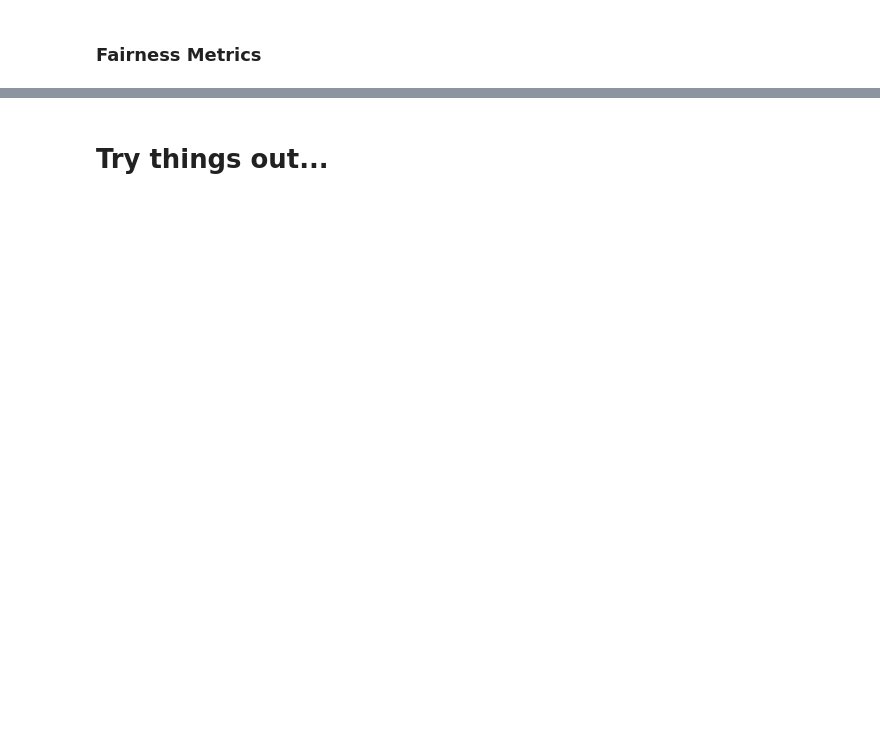
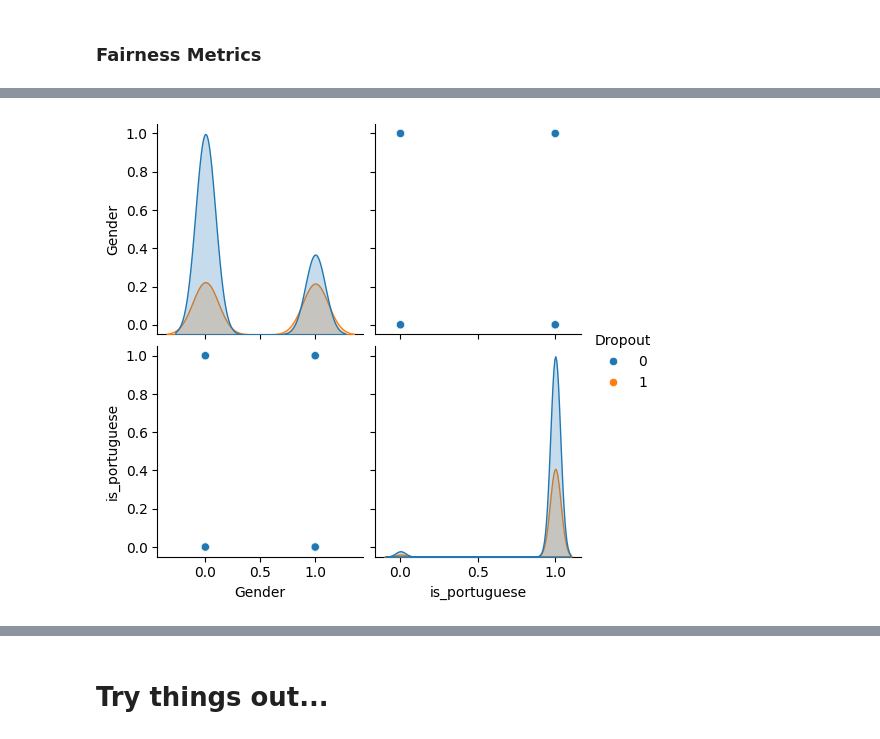
Before and after one commit to Xannadoo/Algorithmic_Fairness_Mandatories, a Jupyter notebook: Exam/Predicting_students_dropout.ipynb, the cells around one changed output, grey strips where cells are left out. Saved outputs shown, nothing was run; the diff lists cells and outputs as text; code cells hidden in the pictures; blank space fills up the shorter version.

```diff
--- a/Exam/Predicting_students_dropout.ipynb
+++ b/Exam/Predicting_students_dropout.ipynb
@@ -263,0 +276,3 @@ def plot_corr(df, method='pearson', protected_features=False):
+# %%
+features, features_full, labels, groups, features_np, features_protected, protected_cols = load_data()
+X_train, X_test, y_train, y_test, X_train_p, X_train_np, X_test_p, X_test_np = get_test_and_training_data(features, labels, protected_cols=protected_cols)
@@ -263,0 +320,4 @@ def plot_corr(df, method='pearson', protected_features=False):
+# %%
+sns.pairplot(data=features_full, x_vars=protected_cols, y_vars=protected_cols, hue='Dropout', diag_kind='kde');
+# %% [output]
+[figure, added]
```
Also changed, not shown: parts of 23 cells of this notebook.
